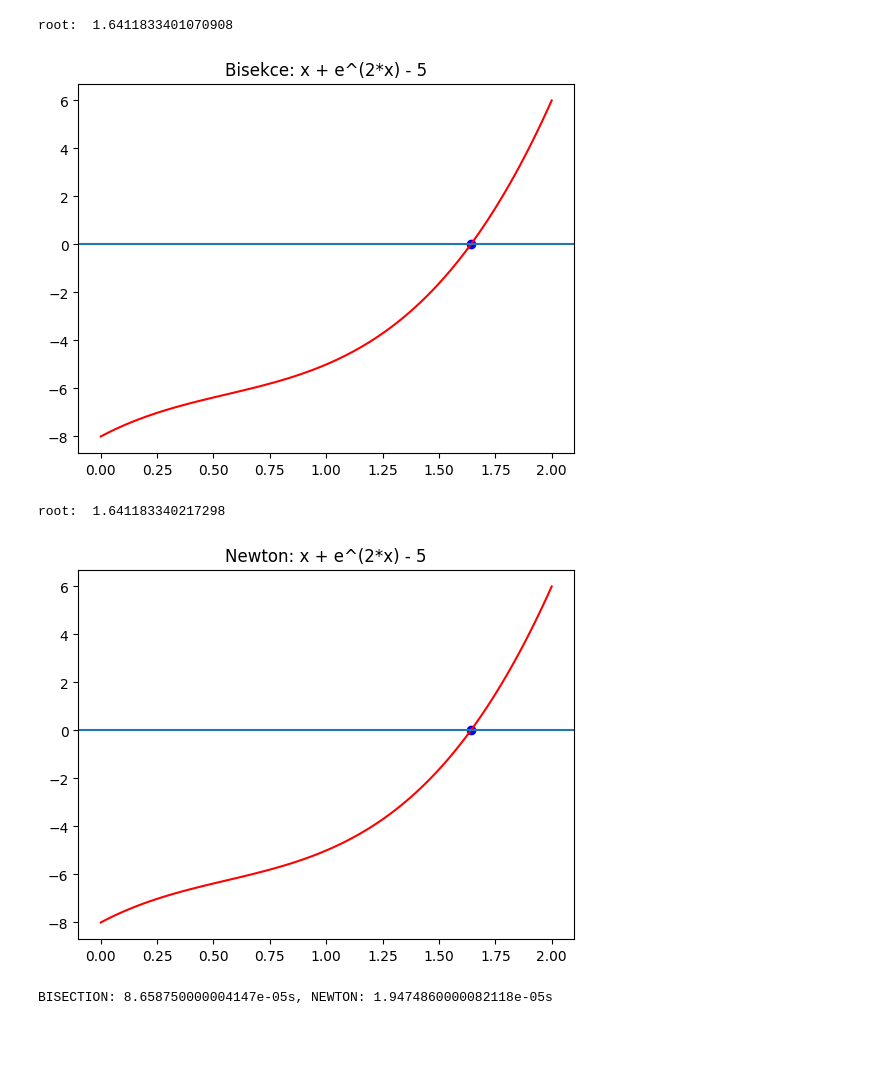
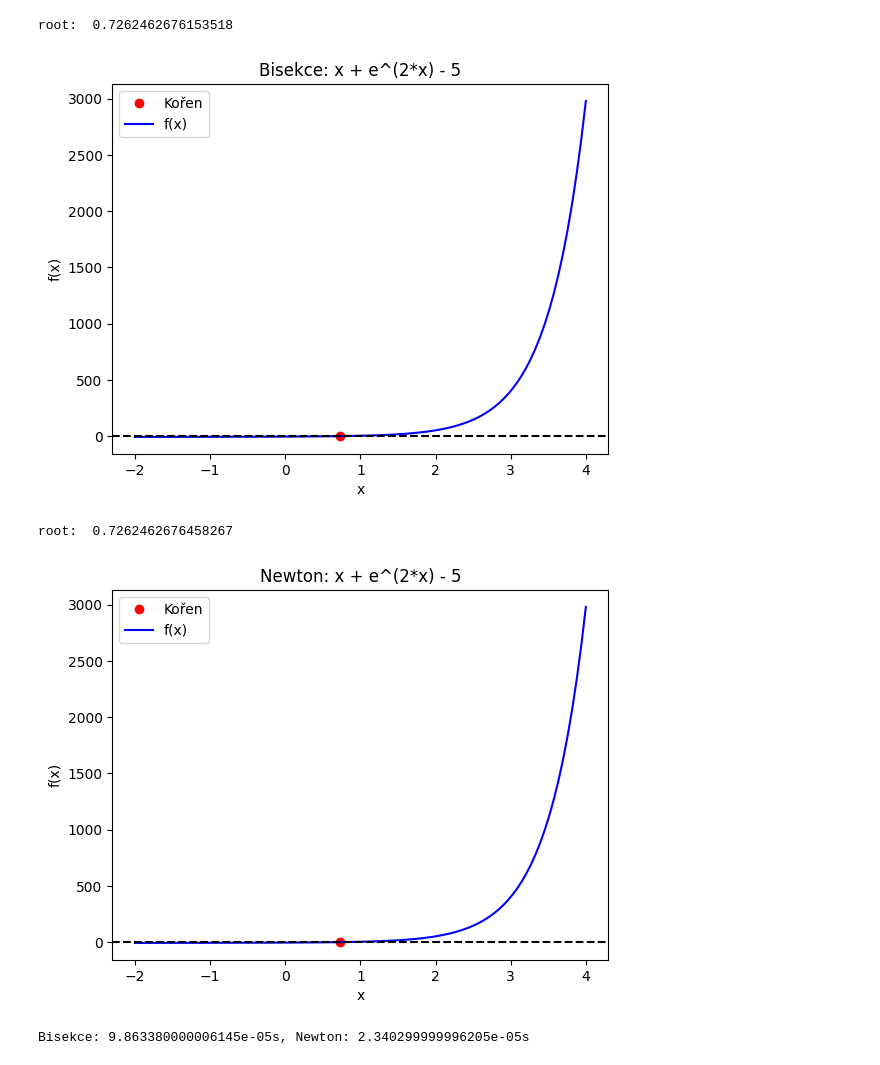
Before and after one commit to kubapetry/MSW-zapocet, a Jupyter notebook: úloha 5.ipynb, the cells around one changed output. Cells and saved outputs as stored; diff of their text form; code cells hidden in the pictures; blank space fills up the shorter version.

```diff
--- a/úloha 5.ipynb
+++ b/úloha 5.ipynb
@@ -32,9 +32,12 @@ def newton(f, a0, b0, delta=1E-10):
 def graf(f, a0, b0, x, title):
     print("root: ", x)
     plt.title(title)
-    plt.plot(x, f(x), "bo")
-    plt.plot(np.linspace(a0, b0, 100), f(np.linspace(a0, b0, 100)), "r")
-    plt.axhline(y=0)
+    plt.plot(x, f(x), "ro", label="Kořen")
+    plt.plot(np.linspace(a0, b0, 100), f(np.linspace(a0, b0, 100)), "b", label="f(x)")
+    plt.axhline(y=0, color="black", linestyle="--")
+    plt.xlabel("x")
+    plt.ylabel("f(x)")
+    plt.legend()
     plt.show()
 # %%
 # Funkce 1
@@ -53,16 +56,16 @@ BISECTION: 4.1798199999993816e-05s, NEWTON: 1.134830000000875e-05s
 # %%
 # Funkce 2
-a, b = 0 , 2
-graf(fce1, a, b, bisekce(fce1, a, b), "Bisekce: x + e^(2*x) - 5")
-graf(fce1, a, b, newton(fce1, a, b), "Newton: x + e^(2*x) - 5")
+a, b = -2, 4
+graf(fce2, a, b, bisekce(fce2, a, b), "Bisekce: x + e^(2*x) - 5")
+graf(fce2, a, b, newton(fce2, a, b), "Newton: x + e^(2*x) - 5")
 time1 = timeit.timeit(lambda: bisekce(fce2, a, b), number=5000)
 time2 = timeit.timeit(lambda: newton(fce2, a, b), number=5000)
-print(f"BISECTION: {time1/5000}s, NEWTON: {time2/5000}s")
+print(f"Bisekce: {time1/5000}s, Newton: {time2/5000}s")
 # %% [output]
-root:  1.6411833401070908
+root:  0.7262462676153518
-[figure, old version]
+[figure, new version]
-root:  1.641183340217298
+root:  0.7262462676458267
-[figure, old version]
+[figure, new version]
-BISECTION: 8.658750000004147e-05s, NEWTON: 1.9474860000082118e-05s
+Bisekce: 9.863380000006145e-05s, Newton: 2.340299999996205e-05s
 # %%
 # Funkce 3
```
Also changed, not shown: parts of 3 cells of this notebook, 4 other files.
